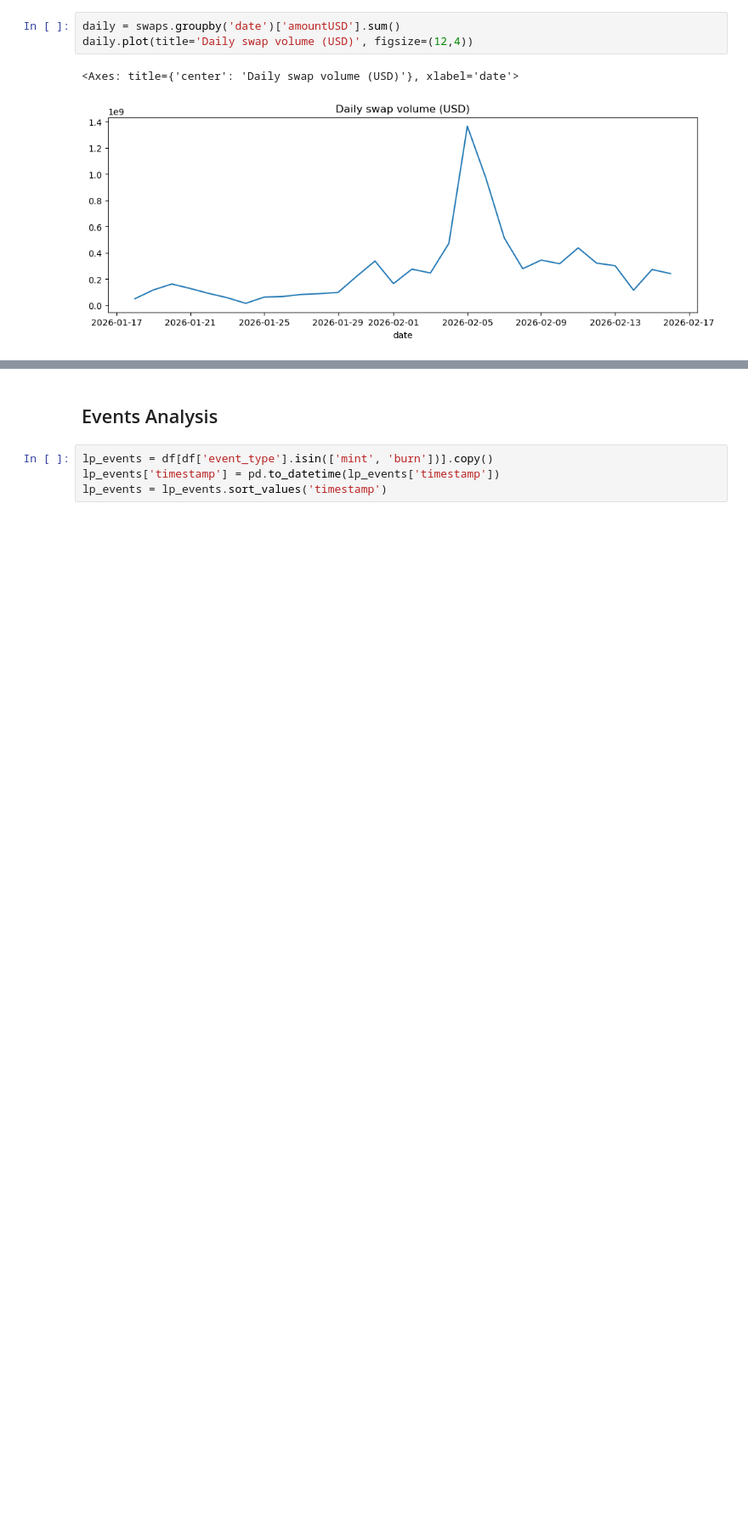
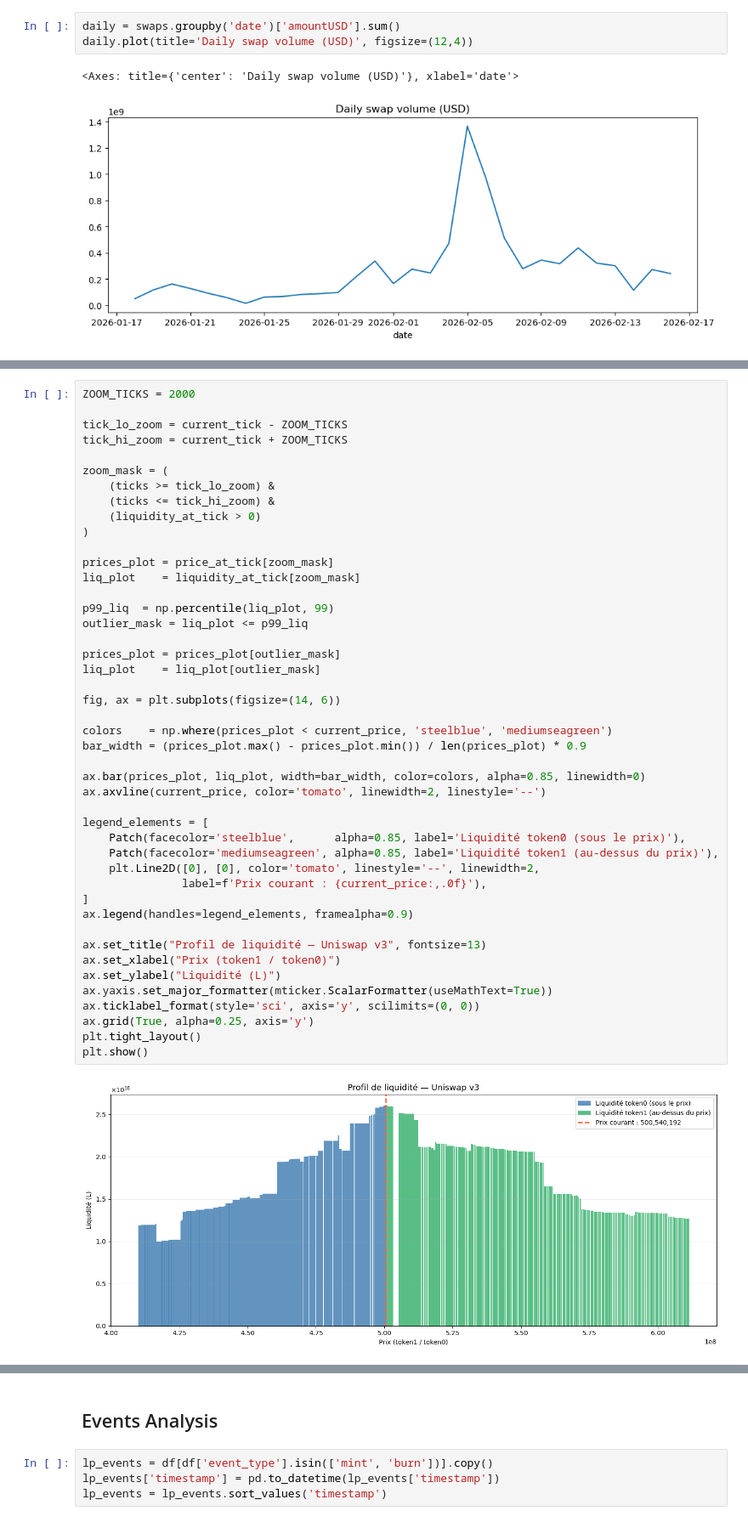
Before and after one commit to Guillaume-melis/HFT_Labs, a Jupyter notebook: DHF_LAB6_MELIS_ROUSSEAU_BORO.ipynb, the cells around one changed output, grey strips where cells are left out. Shown at 85% size. Drawn from its saved outputs; the diff is of its cells as text; blank space fills up the shorter version.

```diff
--- a/DHF_LAB6_MELIS_ROUSSEAU_BORO.ipynb
+++ b/DHF_LAB6_MELIS_ROUSSEAU_BORO.ipynb
@@ -104,0 +176,47 @@ swaps.set_index('timestamp')['price'].plot(title='Price over time', figsize=(12,
+# %%
+ZOOM_TICKS = 2000
+
+tick_lo_zoom = current_tick - ZOOM_TICKS
+tick_hi_zoom = current_tick + ZOOM_TICKS
+
+zoom_mask = (
+    (ticks >= tick_lo_zoom) &
+    (ticks <= tick_hi_zoom) &
+    (liquidity_at_tick > 0)
+)
+
+prices_plot = price_at_tick[zoom_mask]
+liq_plot    = liquidity_at_tick[zoom_mask]
+
+p99_liq  = np.percentile(liq_plot, 99)
+outlier_mask = liq_plot <= p99_liq
+
+prices_plot = prices_plot[outlier_mask]
+liq_plot    = liq_plot[outlier_mask]
+
+fig, ax = plt.subplots(figsize=(14, 6))
+
+colors    = np.where(prices_plot < current_price, 'steelblue', 'mediumseagreen')
+bar_width = (prices_plot.max() - prices_plot.min()) / len(prices_plot) * 0.9
+
+ax.bar(prices_plot, liq_plot, width=bar_width, color=colors, alpha=0.85, linewidth=0)
+ax.axvline(current_price, color='tomato', linewidth=2, linestyle='--')
+
+legend_elements = [
+    Patch(facecolor='steelblue',      alpha=0.85, label='Liquidité token0 (sous le prix)'),
+    Patch(facecolor='mediumseagreen', alpha=0.85, label='Liquidité token1 (au-dessus du prix)'),
+    plt.Line2D([0], [0], color='tomato', linestyle='--', linewidth=2,
+               label=f'Prix courant : {current_price:,.0f}'),
+]
+ax.legend(handles=legend_elements, framealpha=0.9)
+
+ax.set_title("Profil de liquidité — Uniswap v3", fontsize=13)
+ax.set_xlabel("Prix (token1 / token0)")
+ax.set_ylabel("Liquidité (L)")
+ax.yaxis.set_major_formatter(mticker.ScalarFormatter(useMathText=True))
+ax.ticklabel_format(style='sci', axis='y', scilimits=(0, 0))
+ax.grid(True, alpha=0.25, axis='y')
+plt.tight_layout()
+plt.show()
+# %% [output]
+[figure, added]
```
Also changed, not shown: parts of 11 cells of this notebook.
